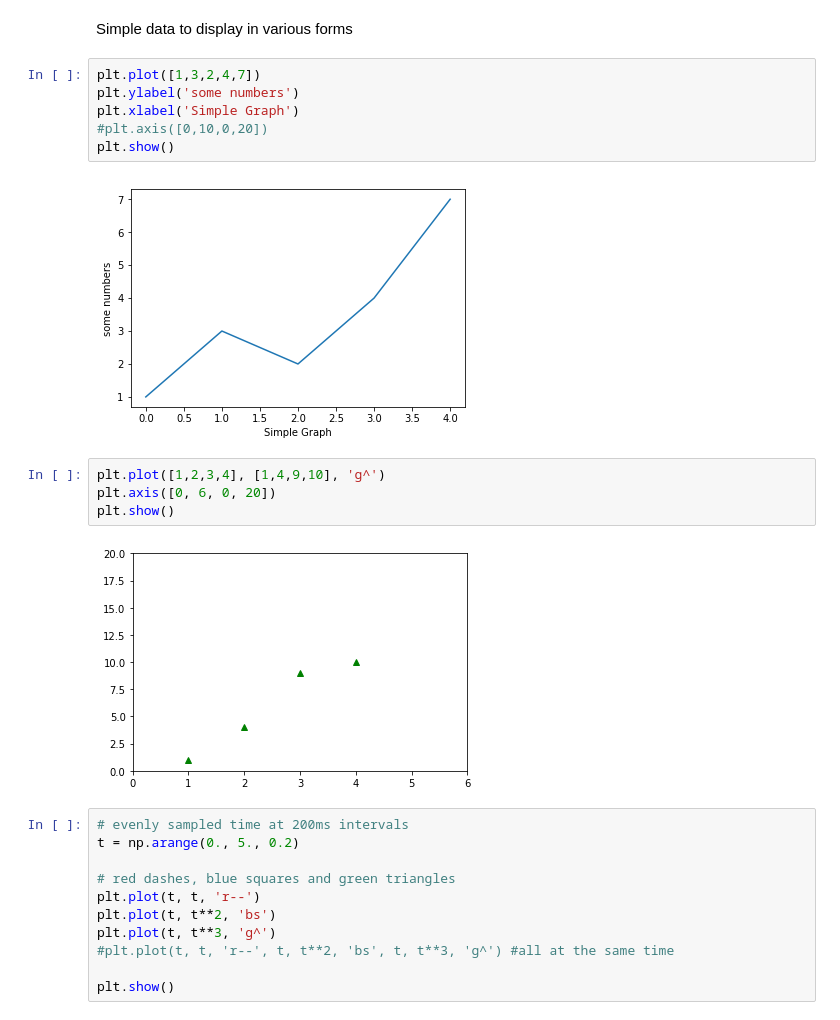
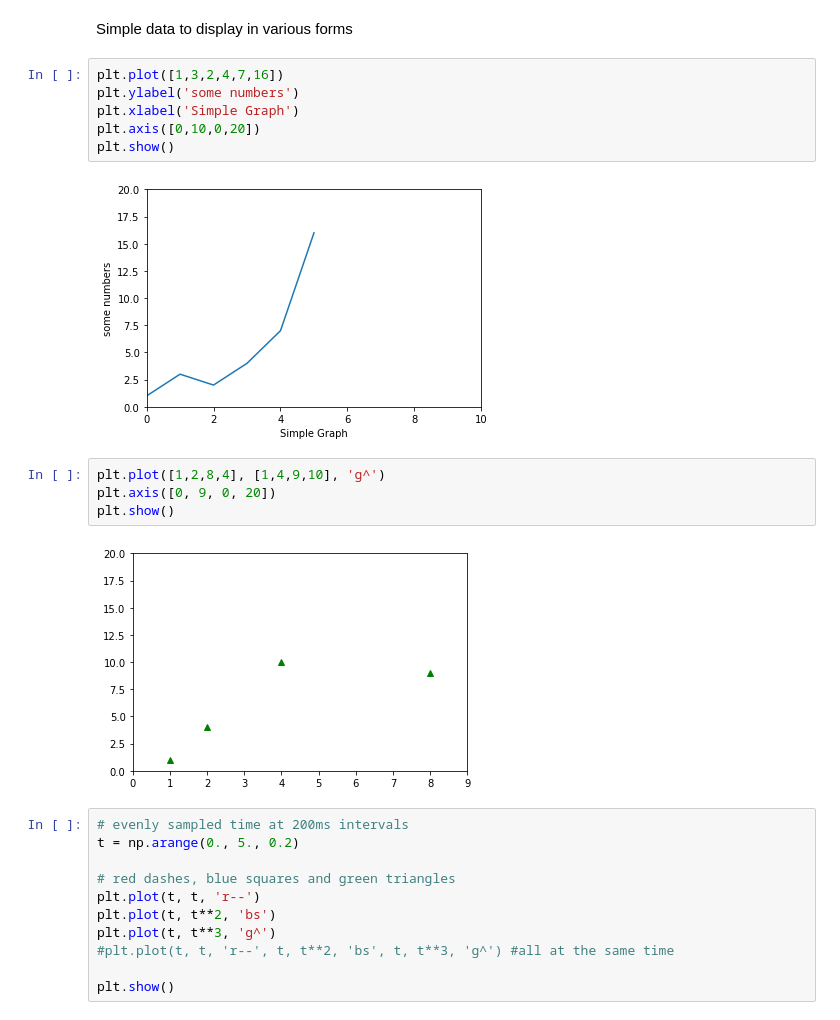
Before and after one commit to FGV-EMAp/FGV_Programming_Languages, a Jupyter notebook: Python/Notebooks/Aula_12_Numpy_Matplotlib_Pandas.ipynb, the cells around one changed output. Saved outputs shown, nothing was run; the diff lists cells and outputs as text.

```diff
--- a/Python/Notebooks/Aula_12_Numpy_Matplotlib_Pandas.ipynb
+++ b/Python/Notebooks/Aula_12_Numpy_Matplotlib_Pandas.ipynb
@@ -249,19 +249,19 @@ directly on a new figure.
 # %% [markdown]
 Simple data to display in various forms
 # %%
-plt.plot([1,3,2,4,7])
+plt.plot([1,3,2,4,7,16])
 plt.ylabel('some numbers')
 plt.xlabel('Simple Graph')
-#plt.axis([0,10,0,20])
+plt.axis([0,10,0,20])
 plt.show()
 # %% [output]
-[figure, old version]
+[figure, new version]
 # %%
-plt.plot([1,2,3,4], [1,4,9,10], 'g^')
-plt.axis([0, 6, 0, 20])
+plt.plot([1,2,8,4], [1,4,9,10], 'g^')
+plt.axis([0, 9, 0, 20])
 plt.show()
 # %% [output]
-[figure, old version]
+[figure, new version]
 # %%
 # evenly sampled time at 200ms intervals
 t = np.arange(0., 5., 0.2)
```
Also changed, not shown: parts of 15 cells of this notebook.
